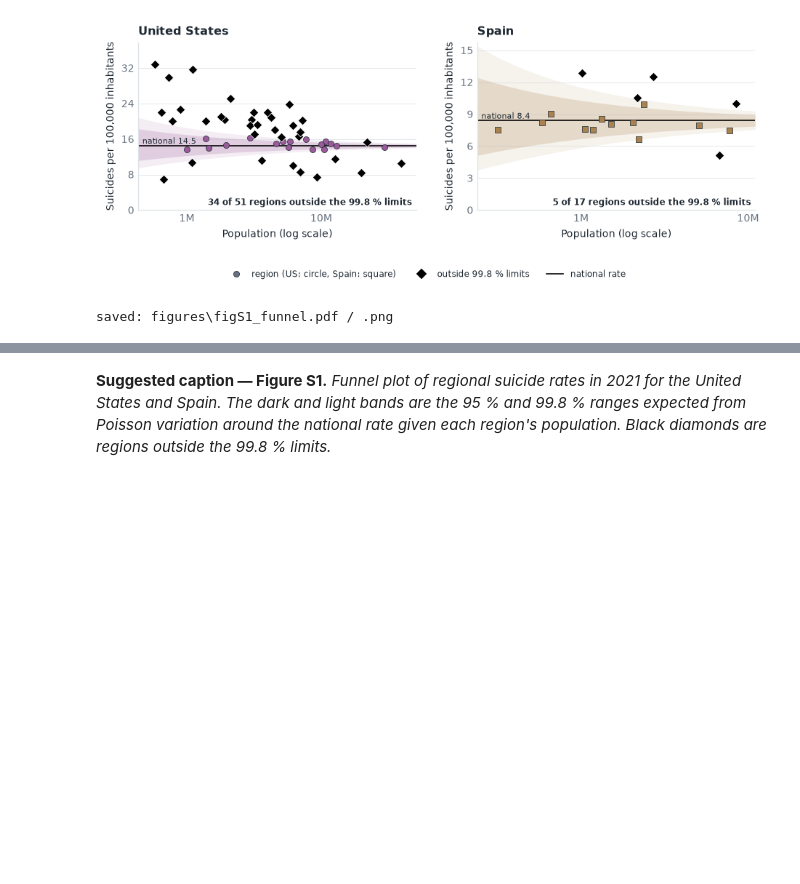
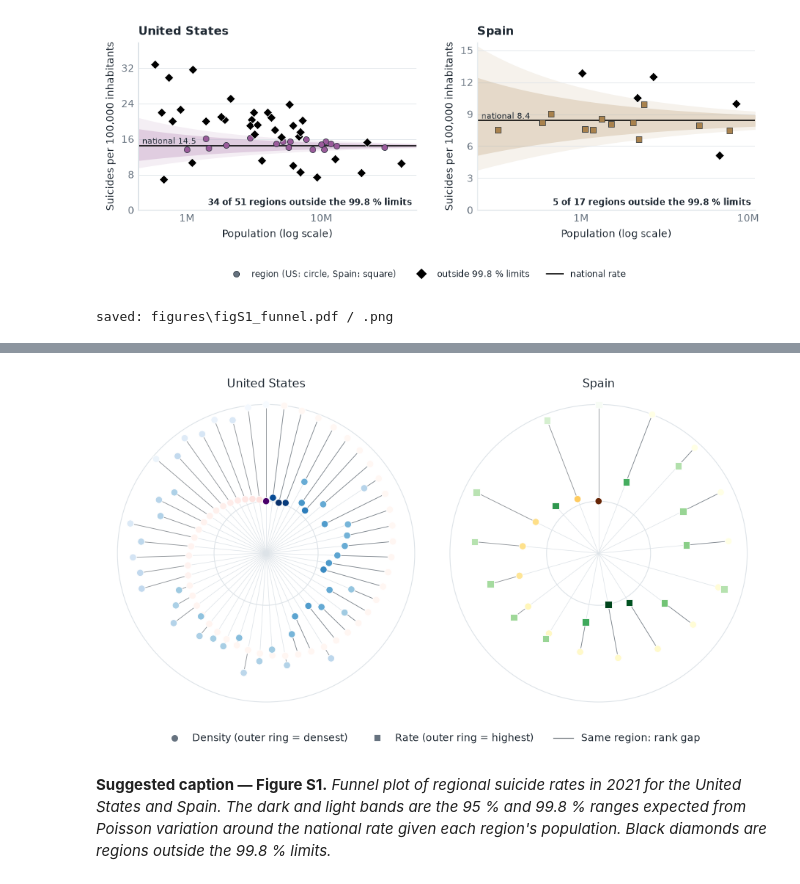
Before and after one commit to Edgarhdzm/Data-analysis-mental-health-and-weather, a Jupyter notebook: notebooks/suicide_population_crm_20261124.ipynb, the cells around one changed output, grey strips where cells are left out. Cells and saved outputs as stored; diff of their text form; code cells hidden in the pictures; blank space fills up the shorter version.

```diff
--- a/notebooks/suicide_population_crm_20261124.ipynb
+++ b/notebooks/suicide_population_crm_20261124.ipynb
@@ -1211,0 +1309,83 @@ saved: figures\figS1_funnel.pdf / .png
+# %%
+# ============================================================
+# Figure 5 — Radial "dumbbell" (non-conventional view of Fig. 2)
+# Each spoke = one region, sorted by density (outer ring = density rank,
+# inner ring = suicide-rate rank). The gap between the two dots is the
+# rank discrepancy between density and rate for that region.
+# ============================================================
+
+def radial_dumbbell(country, year=YEAR, ax=None):
+    t = TAB[country].copy().sort_values("density", ascending=False)
+    n = len(t)
+    theta = np.linspace(0, 2 * np.pi, n, endpoint=False) + np.pi / 2  # start at 12 o'clock
+
+    # ranks 1..n (1 = highest density / highest rate) mapped to radii
+    rho_density = rankdata(-t["density"].values)          # 1 = densest
+    rho_rate    = rankdata(-t["rate"].values)             # 1 = highest rate
+    # radius: inner = best rank (smaller), outer = worst rank (larger)
+    r_in, r_out = 0.35, 1.0
+    radius = lambda rk: r_in + (rk - 1) / (n - 1) * (r_out - r_in)
+
+    rd = radius(rho_density)
+    rr = radius(rho_rate)
+
+    xd, yd = rd * np.cos(theta), rd * np.sin(theta)
+    xr, yr = rr * np.cos(theta), rr * np.sin(theta)
+
+    if ax is None:
+        fig, ax = plt.subplots(figsize=(FULL_W * 0.55, FULL_W * 0.55), subplot_kw=dict(polar=False))
+
+    # spokes: thin grey line from centre to outer ring
+    for x, y in zip(rd * np.cos(theta), rd * np.sin(theta)):
+        ax.plot([0, x], [0, y], color=LIGHT, lw=0.4, zorder=1)
+
+    # connect the two ranks of the same region
+    for i in range(n):
+        ax.plot([xd[i], xr[i]], [yd[i], yr[i]], color=INK, lw=0.5, alpha=0.5, zorder=2)
+
+    # density dot (outer ring colour = CMAP_BOTH of density? use CMAP_SERIES)
+    cmap_d = plt.get_cmap(CMAP_SERIES[(country, "density")])
+    cmap_r = plt.get_cmap(CMAP_SERIES[(country, "rate")])
+    norm_d = Normalize(vmin=t["density"].min(), vmax=t["density"].max())
+    norm_r = Normalize(vmin=t["rate"].min(),    vmax=t["rate"].max())
+
+    ax.scatter(xd, yd, s=28, c=[cmap_d(norm_d(v)) for v in t["density"].values],
+               edgecolor="white", lw=0.5, zorder=3, label="Population density")
+    ax.scatter(xr, yr, s=28, c=[cmap_r(norm_r(v)) for v in t["rate"].values],
+               edgecolor="white", lw=0.5, marker=COUNTRY_MARKER[country], zorder=3,
+               label="Suicide rate")
+
+    # reference circles
+    for rr_ in (r_in, r_out):
+        circ = plt.Circle((0, 0), rr_, fill=False, ec=LIGHT, lw=0.6, zorder=0)
+        ax.add_patch(circ)
+
+    ax.set_xlim(-1.08, 1.08); ax.set_ylim(-1.08, 1.08)
+    ax.set_aspect("equal"); ax.axis("off")
+    ax.set_title(f"{country} — density vs. suicide-rate rank (2021)", fontsize=9, pad=6)
+    return ax
+
+
+def figure5_radial():
+    fig, axes = plt.subplots(1, 2, figsize=(FULL_W, FULL_W * 0.55))
+    for ax, c in zip(axes, COUNTRIES):
+        radial_dumbbell(c, ax=ax)
+        ax.set_title(c, fontsize=9, pad=4)
+
+    # shared legend
+    handles = [
+        Line2D([0], [0], marker="o", color="none", markerfacecolor=MUTED, markeredgecolor="white",
+               markersize=6, label="Density (outer ring = densest)"),
+        Line2D([0], [0], marker=COUNTRY_MARKER["Spain"], color="none", markerfacecolor=MUTED,
+               markeredgecolor="white", markersize=6, label="Rate (outer ring = highest)"),
+        Line2D([0], [0], color=INK, lw=0.7, alpha=0.6, label="Same region: rank gap"),
+    ]
+    fig.legend(handles=handles, loc="lower center", ncol=3, frameon=False,
+               bbox_to_anchor=(0.5, -0.01), fontsize=7.5)
+    fig.tight_layout(rect=(0, 0.05, 1, 1))
+    save_figure(fig, "fig5_radial_density_rate")
+    return fig
+
+
+fig5 = figure5_radial()
+# %% [output]
@@ -1212,2 +1393,3 @@ saved: figures\figS1_funnel.pdf / .png
+[figure, added]
 # %% [markdown]
 **Suggested caption — Figure S1.** *Funnel plot of regional suicide rates in 2021 for the United States and Spain. The dark and light bands are the 95 % and 99.8 % ranges expected from Poisson variation around the national rate given each region's population. Black diamonds are regions outside the 99.8 % limits.*
```
Also changed, not shown: parts of 15 cells of this notebook.
